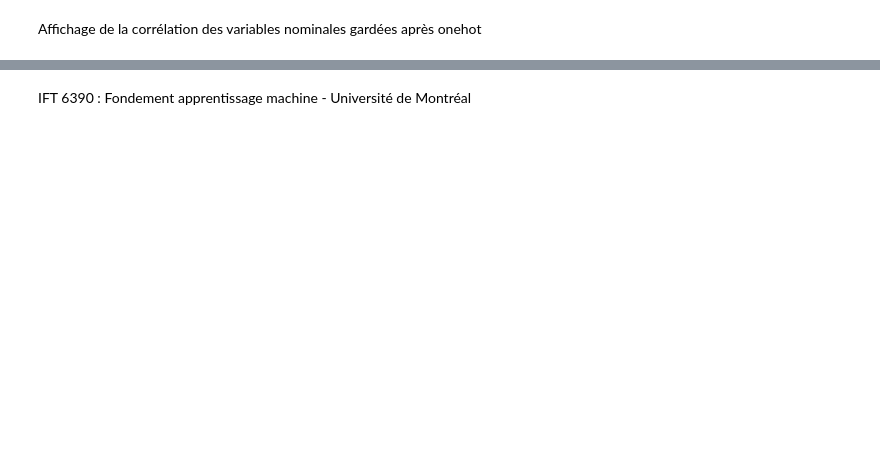
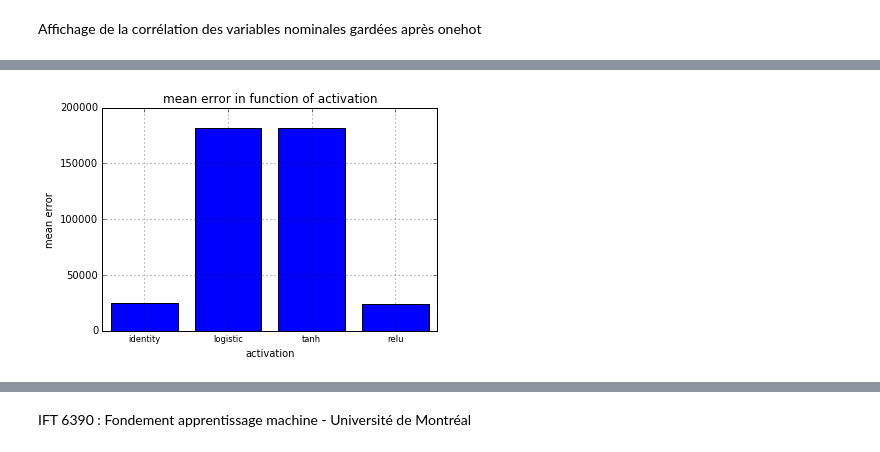
Before and after one commit to MaxouGJ/House-Prices, a Jupyter notebook: PROJET_HP_Maxime.ipynb, the cells around one changed output, grey strips where cells are left out. Saved outputs shown, nothing was run; the diff lists cells and outputs as text; code cells hidden in the pictures; blank space fills up the shorter version.

```diff
--- a/PROJET_HP_Maxime.ipynb
+++ b/PROJET_HP_Maxime.ipynb
@@ -1246,0 +1243,35 @@ Name: SalePrice, dtype: float64
+# %%
+errors_activation = []
+scores_activation = []
+scores_valid_activation = []
+scores_test_activation_1 = []
+scores_test_activation_2 = []
+activations = ["identity", "logistic", "tanh", "relu"]
+
+for activation in activations :
+    regressor = MLPRegressor(activation=activation)
+    regressor.fit(data_train_x, data_train_y)
+
+    predict = regressor.predict(data_valid_x)
+    score = regressor.score(data_valid_x, data_valid_y)
+    score_test = regressor.score(data_test_x, data_test_y)
+
+    scores_activation.append(score)
+    scores_valid_activation.append(score)
+    scores_test_activation_1.append(score_test)
+
+    regressor.fit(data_valid_x, data_valid_y)
+    score_test_2 = regressor.score(data_test_x, data_test_y)
+    scores_test_activation_2.append(score_test_2)
+
+    error = 0
+    for i in range(len(data_valid_x)):
+        error += np.abs(predict[i] - data_valid_y[i])
+    error /= len(data_valid_x)
+    errors_activation.append(error[0])
+
+    print "activation : ", activation
+    print "error : ", error
+    print "score valid : ", score
+    print "score test 1 : ", score_test
+    print "score test 2 : ", score_test_2, "\n"
@@ -1246,0 +1296,10 @@ Name: SalePrice, dtype: float64
+# %%
+plt.bar(range(len(activations)), errors_activation, align="center")
+plt.ylabel("mean error")
+plt.xlabel("activation")
+plt.xticks(range(len(activations)), activations, size='small')
+plt.title("mean error in function of activation")
+plt.grid(True)
+plt.show()
+# %% [output]
+[figure, added]
```
Also changed, not shown: parts of 40 cells of this notebook.
